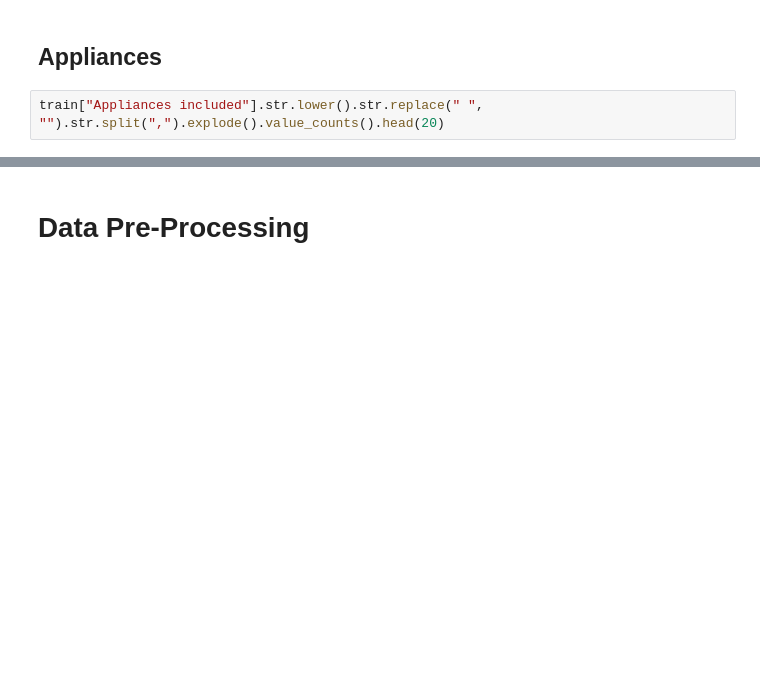
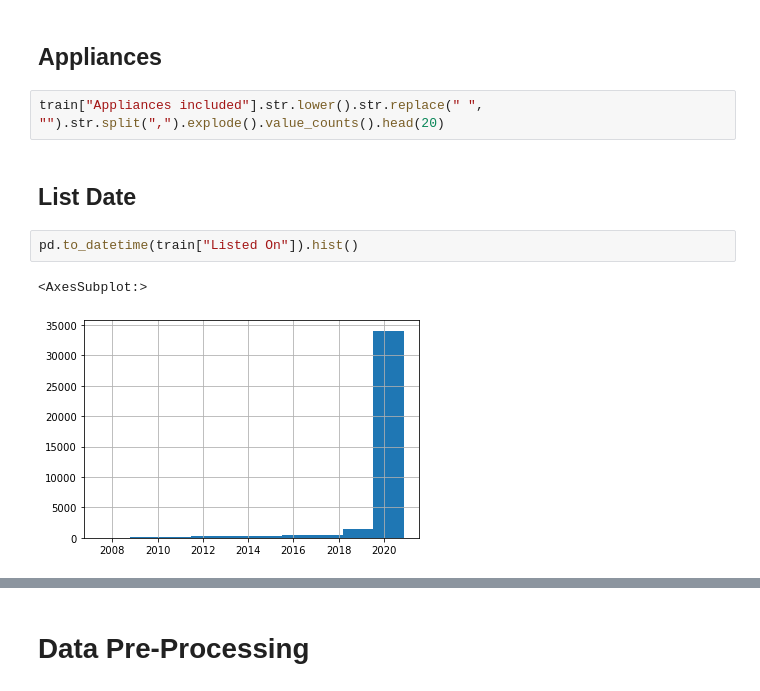
Before and after one commit to tom-farmer/Predictive-Analytics-Hackathon-2022, a Jupyter notebook: notebooks/modeling.ipynb, the cells around one changed output, grey strips where cells are left out. Saved outputs shown, nothing was run; the diff lists cells and outputs as text; blank space fills up the shorter version.

```diff
--- a/notebooks/modeling.ipynb
+++ b/notebooks/modeling.ipynb
@@ -261,3 +261,10 @@ train["Tax assessed value"].replace('#DIV/0!', np.NaN).astype('float').fillna(0)
 ## Appliances
 # %%
 train["Appliances included"].str.lower().str.replace(" ", "").str.split(",").explode().value_counts().head(20)
+# %% [markdown]
+## List Date
+# %%
+pd.to_datetime(train["Listed On"]).hist()
+# %% [output]
+<AxesSubplot:>
+[figure, added]
```
Also changed, not shown: parts of 11 cells of this notebook.
